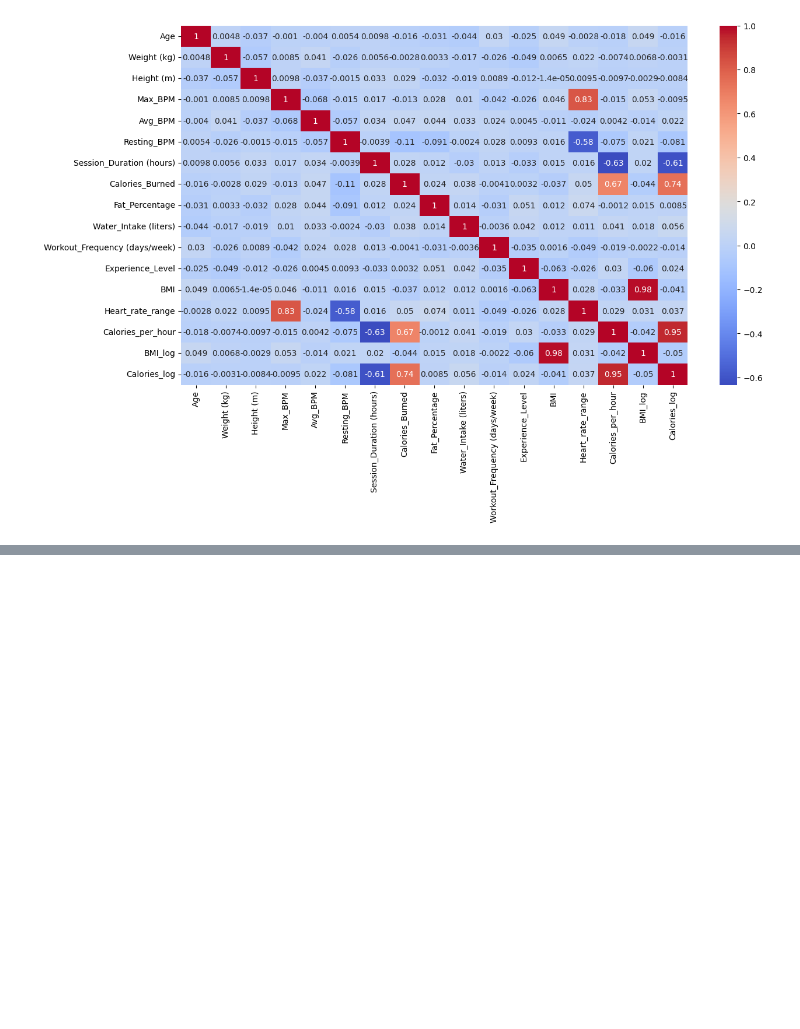
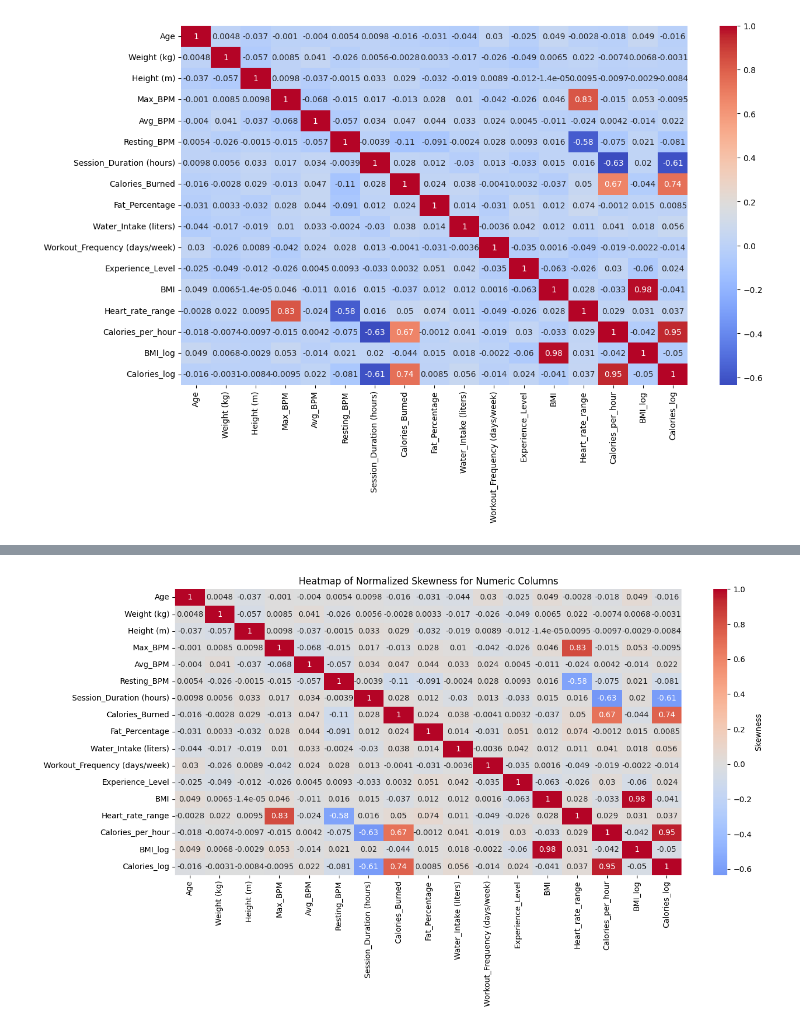
Before and after one commit to Vetriagilan/fitness, a Jupyter notebook: fitness.ipynb, the cells around one changed output, grey strips where cells are left out. Saved outputs shown, nothing was run; the diff lists cells and outputs as text; code cells hidden in the pictures; blank space fills up the shorter version.

```diff
--- a/fitness.ipynb
+++ b/fitness.ipynb
@@ -527,0 +564,11 @@ plt.show()
+# %%
+import seaborn as sns
+import matplotlib.pyplot as plt
+plt.figure(figsize=(14, 8))
+sns.heatmap(corr, annot=True, cmap='coolwarm', center=0, cbar_kws={'label': 'Skewness'})
+plt.title('Heatmap of Normalized Skewness for Numeric Columns')
+plt.yticks(rotation=0)
+plt.tight_layout()
+plt.show()
+# %% [output]
+[figure, added]
```
Also changed, not shown: parts of 4 cells of this notebook, 1 other file.
